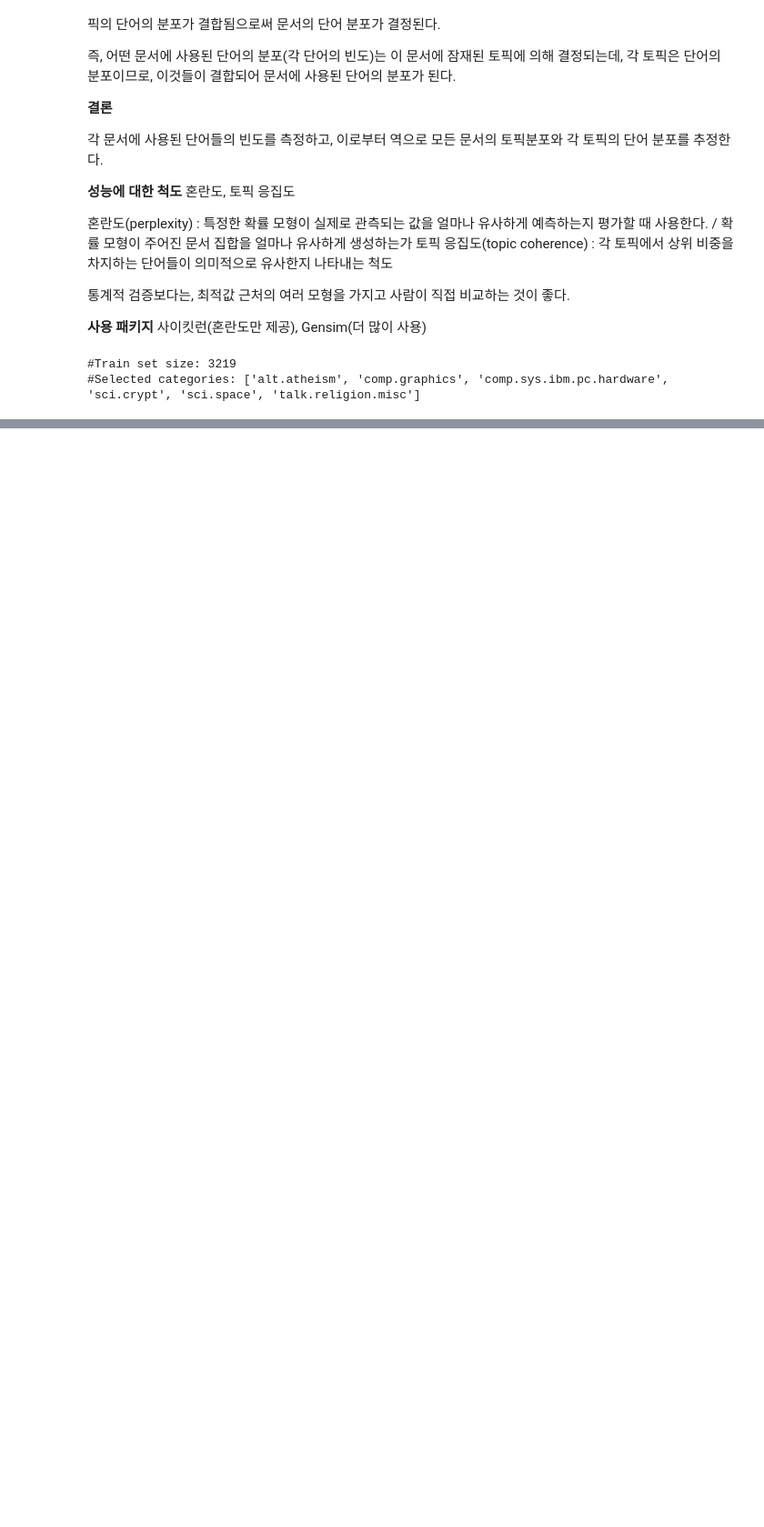
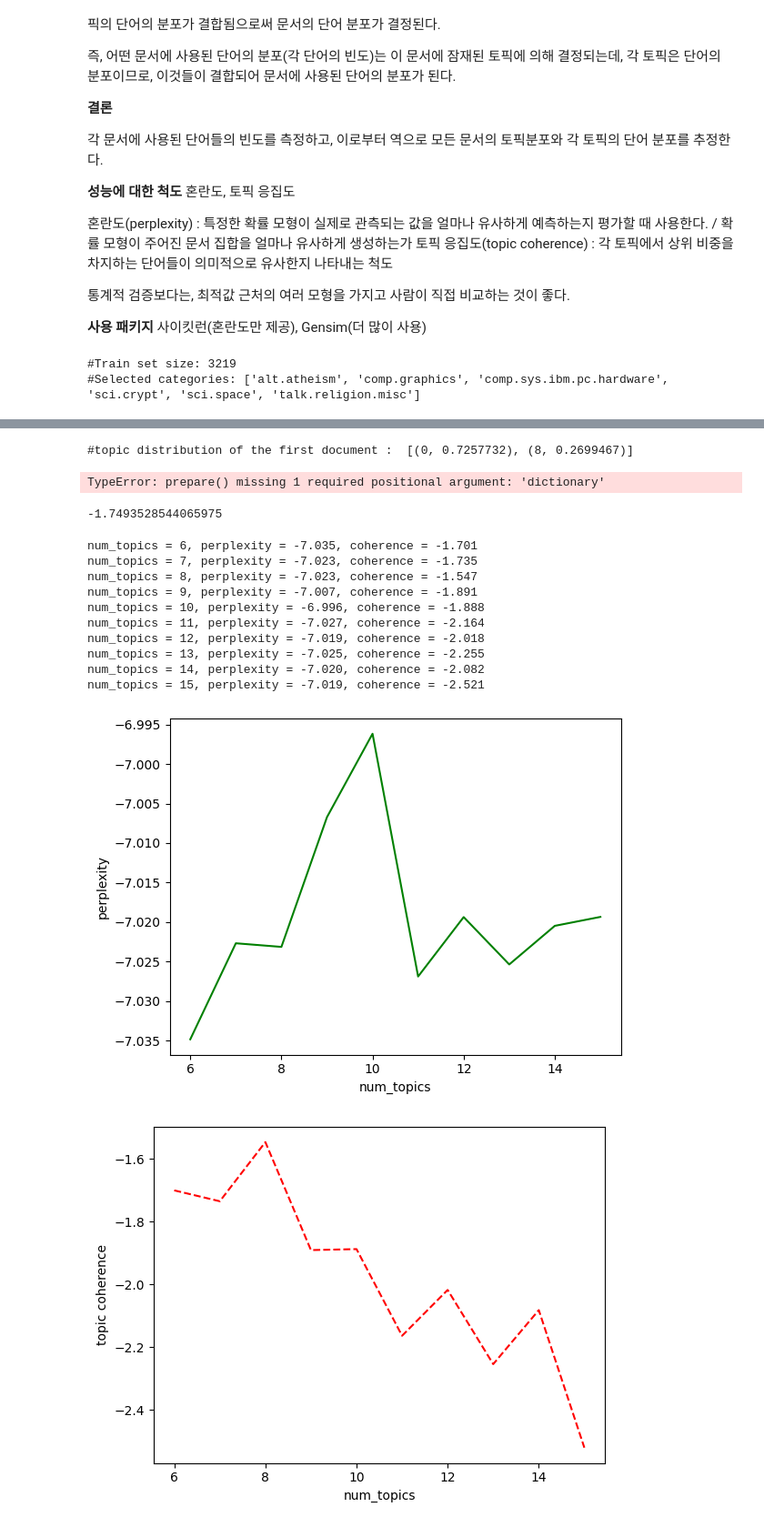
Before and after one commit to Yoon-Ahyeon/TextMining, a Jupyter notebook: Chapter02/PCAandTopicModeling.ipynb, the cells around one changed output, grey strips where cells are left out. Shown at 91% size. Drawn from its saved outputs; the diff is of its cells as text; code cells hidden in the pictures; blank space fills up the shorter version.

```diff
--- a/Chapter02/PCAandTopicModeling.ipynb
+++ b/Chapter02/PCAandTopicModeling.ipynb
@@ -471,0 +670,71 @@ n_jobs : 사용하는 프로세서 수 (-1이면, 모든 프로세서 활용)
+# %%
+#minimum_probability 이상의 토픽 출력
+print("#topic distribution of the first document : ", model.get_document_topics(corpus)[0])
+# %% [output]
+#topic distribution of the first document :  [(0, 0.7257732), (8, 0.2699467)]
+# %%
+#gensim 모델링 시각화
+import pyLDAvis
+import pyLDAvis.gensim as gensimvis
+pyLDAvis.enable_notebook()
+
+# feed the LDA model into the pyLDAvis instance
+lda_viz = gensimvis.prepare(dictionary, corpus) #오류남 !!!!!
+lda_viz
+# %% [output]
+TypeError: prepare() missing 1 required positional argument: 'dictionary'
+# %%
+### 혼란도 및 토픽 응집도를 이용한 최적값 선택
+## 토픽 응집도
+#u_mass : model, corpus 필요 (속도가 빠름)
+#c_v, c_uci, cnpmi : model, texts 필요
+from gensim.models import CoherenceModel
+
+cm = CoherenceModel(model = model, corpus = corpus, coherence = "u_mass")
+coherence = cm.get_coherence()
+print(coherence)
+# %% [output]
+-1.7493528544065975
+# %%
+def show_coherence(corpus, dictionary, start = 6, end = 15):
+    iter_num = [] #topic의 수
+    per_value = [] #혼란도
+    coh_value = [] #토픽 응집도
+
+    for i in range(start, end + 1):
+        model = LdaModel(corpus = corpus, id2word = dictionary,
+                         chunksize = 1000, num_topics=i,
+                         random_state = 7)
+        iter_num.append(i)
+        pv = model.log_perplexity(corpus)
+        per_value.append(pv)
+
+        cm = CoherenceModel(model = model, corpus = corpus, coherence = 'u_mass')
+        cv = cm.get_coherence()
+        coh_value.append(cv)
+        print(f"num_topics = {i}, perplexity = {pv:0.3f}, coherence = {cv:0.3f}")
+
+    plt.plot(iter_num, per_value, 'g-')
+    plt.xlabel("num_topics")
+    plt.ylabel("perplexity") #작을 수록 좋음
+    plt.show()
+
+    plt.plot(iter_num, coh_value, 'r--')
+    plt.xlabel("num_topics")
+    plt.ylabel("topic coherence") #ㄷ클 수록 좋음
+    plt.show()
+
+show_coherence(corpus, dictionary, start = 6, end = 15) #분석가가 가장 좋은 topic의 수 결정
+# %% [output]
+num_topics = 6, perplexity = -7.035, coherence = -1.701
+num_topics = 7, perplexity = -7.023, coherence = -1.735
+num_topics = 8, perplexity = -7.023, coherence = -1.547
+num_topics = 9, perplexity = -7.007, coherence = -1.891
+num_topics = 10, perplexity = -6.996, coherence = -1.888
+num_topics = 11, perplexity = -7.027, coherence = -2.164
+num_topics = 12, perplexity = -7.019, coherence = -2.018
+num_topics = 13, perplexity = -7.025, coherence = -2.255
+num_topics = 14, perplexity = -7.020, coherence = -2.082
+num_topics = 15, perplexity = -7.019, coherence = -2.521
+[figure, added]
+[figure, added]
```
Also changed, not shown: parts of 35 cells of this notebook, 12 other files.
